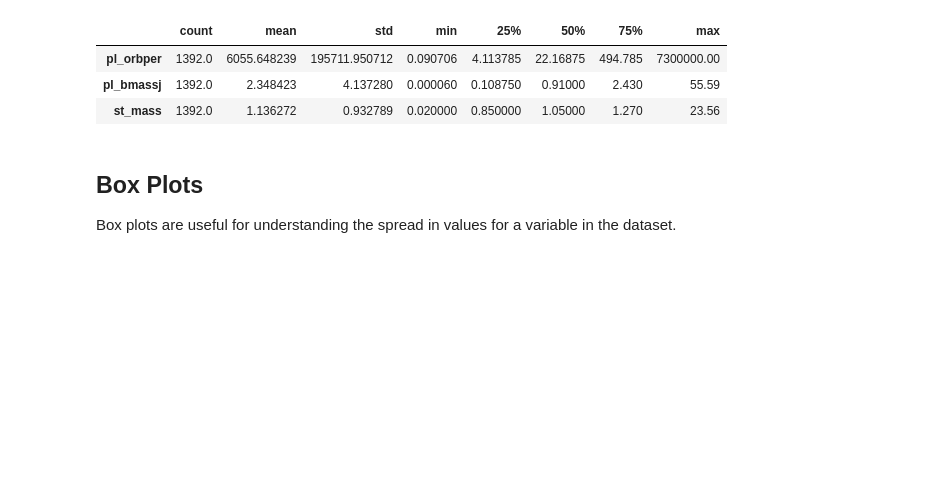
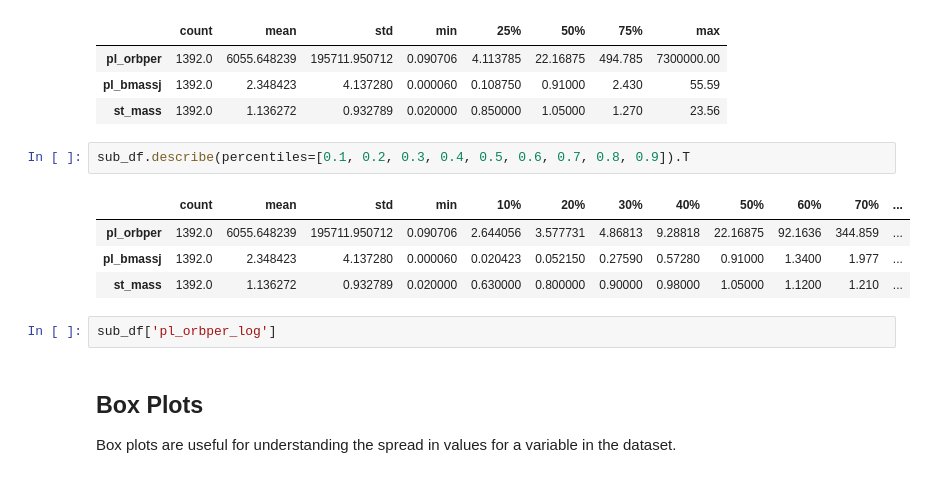
Before and after one commit to dmclark53/thinkful, a Jupyter notebook: Module_7/Plotting Basics.ipynb, the cells around one changed output. Saved outputs shown, nothing was run; the diff lists cells and outputs as text; blank space fills up the shorter version.

```diff
--- a/Module_7/Plotting Basics.ipynb
+++ b/Module_7/Plotting Basics.ipynb
@@ -50,6 +50,15 @@ sub_df.describe().T
 | pl_orbper | 1392.0 | 6055.648239 | 195711.950712 | 0.090706 | 4.113785 | 22.16875 | 494.785 | 7300000.00 |
 | pl_bmassj | 1392.0 | 2.348423 | 4.137280 | 0.000060 | 0.108750 | 0.91000 | 2.430 | 55.59 |
 | st_mass | 1392.0 | 1.136272 | 0.932789 | 0.020000 | 0.850000 | 1.05000 | 1.270 | 23.56 |
+# %%
+sub_df.describe(percentiles=[0.1, 0.2, 0.3, 0.4, 0.5, 0.6, 0.7, 0.8, 0.9]).T
+# %% [output]
+|  | count | mean | std | min | 10% | 20% | 30% | 40% | 50% | 60% | 70% | ... |
+| pl_orbper | 1392.0 | 6055.648239 | 195711.950712 | 0.090706 | 2.644056 | 3.577731 | 4.86813 | 9.28818 | 22.16875 | 92.1636 | 344.859 | ... |
+| pl_bmassj | 1392.0 | 2.348423 | 4.137280 | 0.000060 | 0.020423 | 0.052150 | 0.27590 | 0.57280 | 0.91000 | 1.3400 | 1.977 | ... |
+| st_mass | 1392.0 | 1.136272 | 0.932789 | 0.020000 | 0.630000 | 0.800000 | 0.90000 | 0.98000 | 1.05000 | 1.1200 | 1.210 | ... |
+# %%
+sub_df['pl_orbper_log']
 # %% [markdown]
 ## Box Plots
 Box plots are useful for understanding the spread in values for a variable in the dataset.
```
Also changed, not shown: parts of 5 cells of this notebook, 1 other file.
